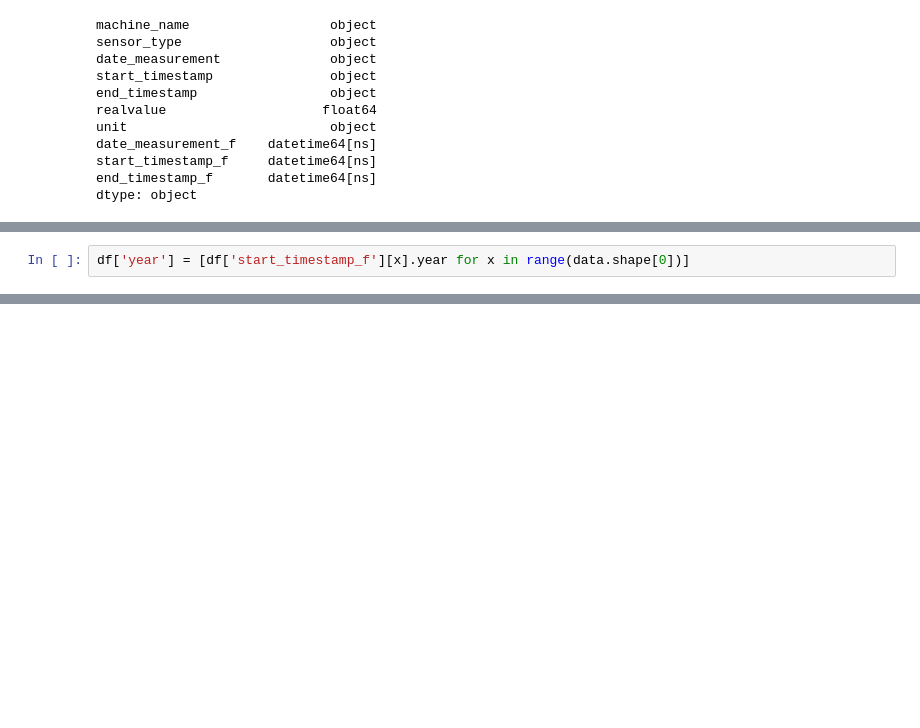
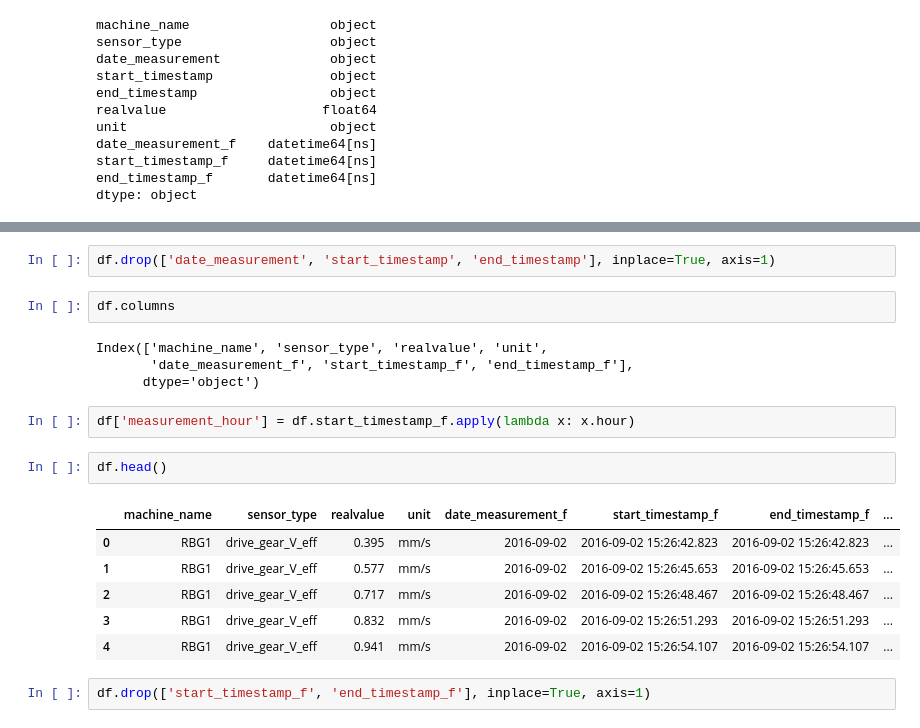
Before and after one commit to PacoPacov/Datathon_Global_2018, a Jupyter notebook: 01. Data Overview.ipynb, the cells around one changed output, grey strips where cells are left out. Drawn from its saved outputs; the diff is of its cells as text; blank space fills up the shorter version.

```diff
--- a/01. Data Overview.ipynb
+++ b/01. Data Overview.ipynb
@@ -192,2 +157,0 @@ df['hour'] = [df['start_timestamp_f'][x].hour for x in range(data.shape[0])]
-# %%
-df['year'] = [df['start_timestamp_f'][x].year for x in range(data.shape[0])]
@@ -237,0 +165,21 @@ table6.to_csv("Pivot table Special.csv", \
+# %%
+df.drop(['date_measurement', 'start_timestamp', 'end_timestamp'], inplace=True, axis=1)
+# %%
+df.columns
+# %% [output]
+Index(['machine_name', 'sensor_type', 'realvalue', 'unit',
+       'date_measurement_f', 'start_timestamp_f', 'end_timestamp_f'],
+      dtype='object')
+# %%
+df['measurement_hour'] = df.start_timestamp_f.apply(lambda x: x.hour)
+# %%
+df.head()
+# %% [output]
+|  | machine_name | sensor_type | realvalue | unit | date_measurement_f | start_timestamp_f | end_timestamp_f | ... |
+| 0 | RBG1 | drive_gear_V_eff | 0.395 | mm/s | 2016-09-02 | 2016-09-02 15:26:42.823 | 2016-09-02 15:26:42.823 | ... |
+| 1 | RBG1 | drive_gear_V_eff | 0.577 | mm/s | 2016-09-02 | 2016-09-02 15:26:45.653 | 2016-09-02 15:26:45.653 | ... |
+| 2 | RBG1 | drive_gear_V_eff | 0.717 | mm/s | 2016-09-02 | 2016-09-02 15:26:48.467 | 2016-09-02 15:26:48.467 | ... |
+| 3 | RBG1 | drive_gear_V_eff | 0.832 | mm/s | 2016-09-02 | 2016-09-02 15:26:51.293 | 2016-09-02 15:26:51.293 | ... |
+| 4 | RBG1 | drive_gear_V_eff | 0.941 | mm/s | 2016-09-02 | 2016-09-02 15:26:54.107 | 2016-09-02 15:26:54.107 | ... |
+# %%
+df.drop(['start_timestamp_f', 'end_timestamp_f'], inplace=True, axis=1)
```
Also changed, not shown: parts of 59 cells of this notebook.
